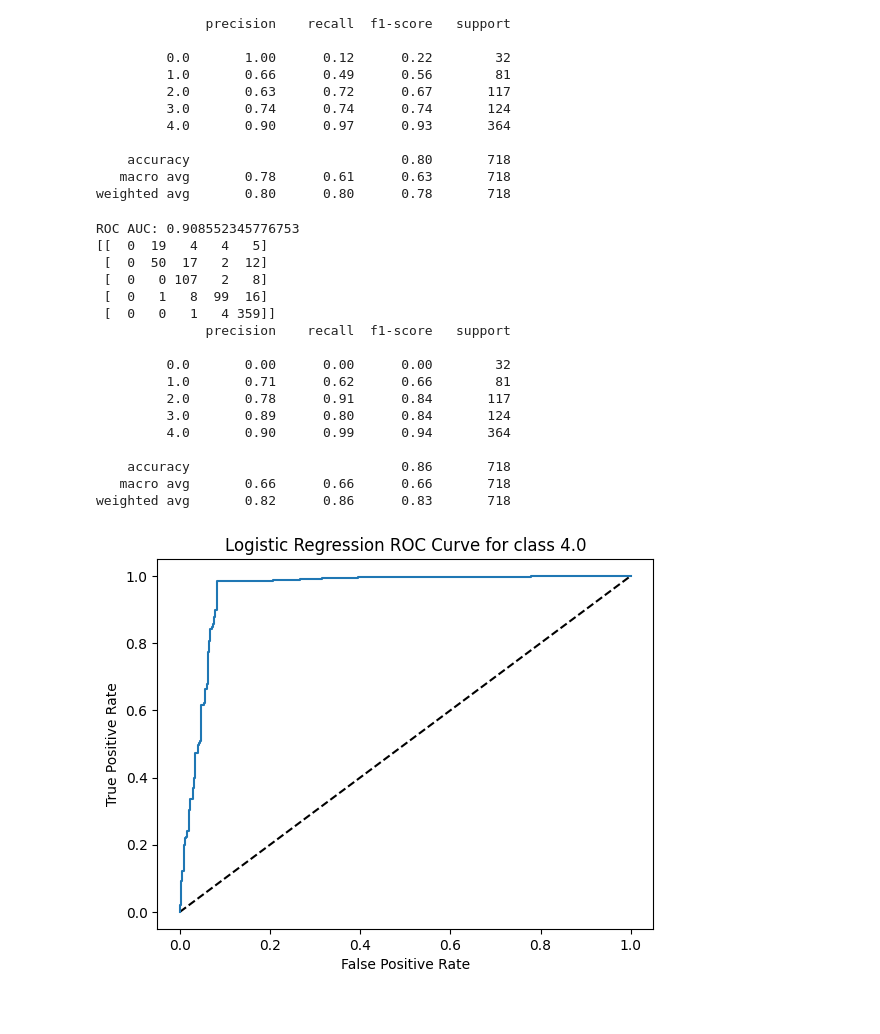
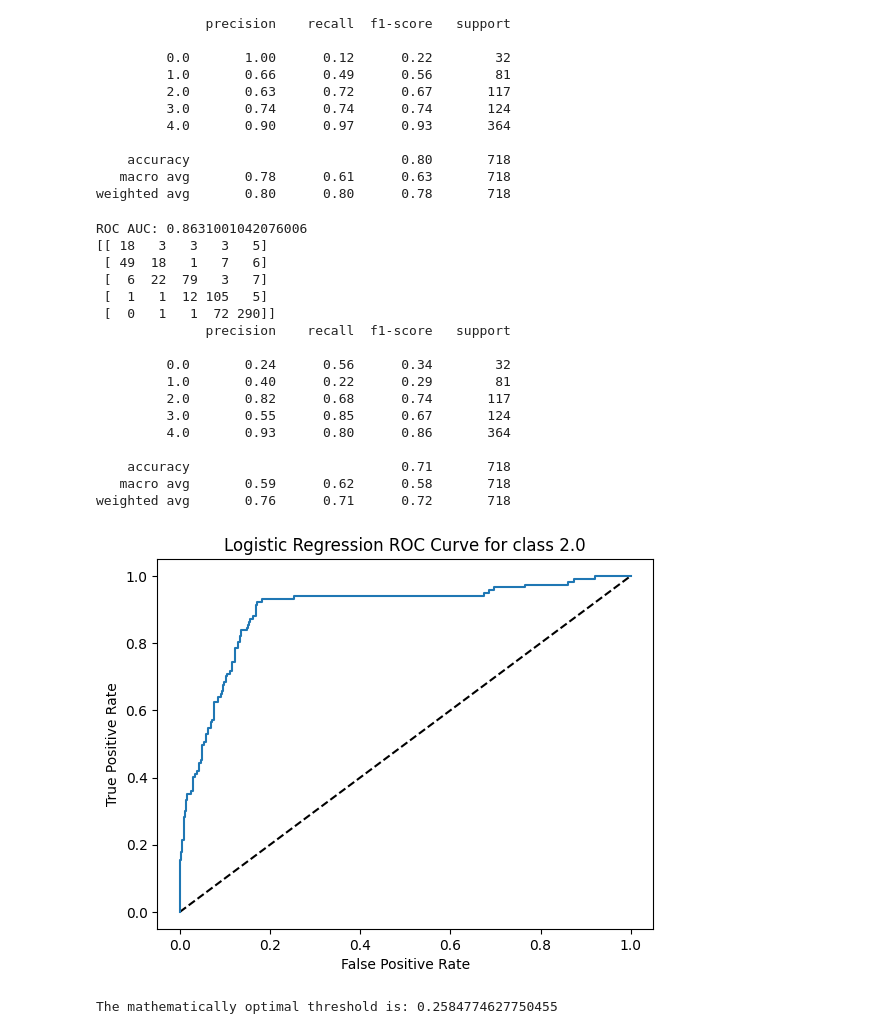
Before and after one commit to yfwjay/student-performance-ml, a Jupyter notebook: notebooks/supervised_classification.ipynb, the cells around one changed output. Saved outputs shown, nothing was run; the diff lists cells and outputs as text; code cells hidden in the pictures.

Commit message:
Hyper Parameter tuning for Classification supervised models

```diff
--- a/notebooks/supervised_classification.ipynb
+++ b/notebooks/supervised_classification.ipynb
@@ -367,7 +367,7 @@ weighted avg       0.80      0.80      0.78       718
 # We have already split our data we wiil instantiate our model
 
 
-lr_model = LogisticRegression(max_iter=1000)
+lr_model = LogisticRegression(max_iter=1000, solver='lbfgs', class_weight='balanced')
 
 # fit our model
 
@@ -395,36 +395,49 @@ print(confusion_matrix(y_test , y_new_pred))
 
 print(classification_report(y_test , y_new_pred))
 # %% [output]
-ROC AUC: 0.908552345776753
-[[  0  19   4   4   5]
- [  0  50  17   2  12]
- [  0   0 107   2   8]
- [  0   1   8  99  16]
- [  0   0   1   4 359]]
+ROC AUC: 0.8631001042076006
+[[ 18   3   3   3   5]
+ [ 49  18   1   7   6]
+ [  6  22  79   3   7]
+ [  1   1  12 105   5]
+ [  0   1   1  72 290]]
               precision    recall  f1-score   support
 
-         0.0       0.00      0.00      0.00        32
-         1.0       0.71      0.62      0.66        81
-         2.0       0.78      0.91      0.84       117
-         3.0       0.89      0.80      0.84       124
-         4.0       0.90      0.99      0.94       364
+         0.0       0.24      0.56      0.34        32
+         1.0       0.40      0.22      0.29        81
+         2.0       0.82      0.68      0.74       117
+         3.0       0.55      0.85      0.67       124
+         4.0       0.93      0.80      0.86       364
 
-    accuracy                           0.86       718
-   macro avg       0.66      0.66      0.66       718
-weighted avg       0.82      0.86      0.83       718
+    accuracy                           0.71       718
+   macro avg       0.59      0.62      0.58       718
+weighted avg       0.76      0.71      0.72       718
 # %%
-target_class = 4.0
+target_class = 2.0
 class_index = np.where(lr_model.classes_ == target_class)[0][0]
 
 one_class = lr_model.predict_proba(X_test)[:, class_index]
 y_test_binary = (y_test == target_class).astype(int)
 
 fpr, tpr, thresholds = roc_curve(y_test_binary, one_class)
 plt.plot([0, 1], [0, 1], 'k--')
 plt.plot(fpr, tpr)
 plt.xlabel("False Positive Rate")
 plt.ylabel("True Positive Rate")
 plt.title(f"Logistic Regression ROC Curve for class {target_class}")
 plt.show()
 # %% [output]
-[figure, old version]
+[figure, new version]
+# %%
+# TO FIND THE BEST OPTIMAL YOUDEN J STATISTIC (BEST THRESHOLD)
+
+# 2. Calculate Youden's J
+j_scores = tpr - fpr
+
+# 3. Find the index of the highest J score
+best_idx = np.argmax(j_scores)
+best_threshold = thresholds[best_idx]
+
+print(f"The mathematically optimal threshold is: {best_threshold}")
+# %% [output]
+The mathematically optimal threshold is: 0.2584774627750455
```
Also changed, not shown: parts of 3 cells of this notebook.
